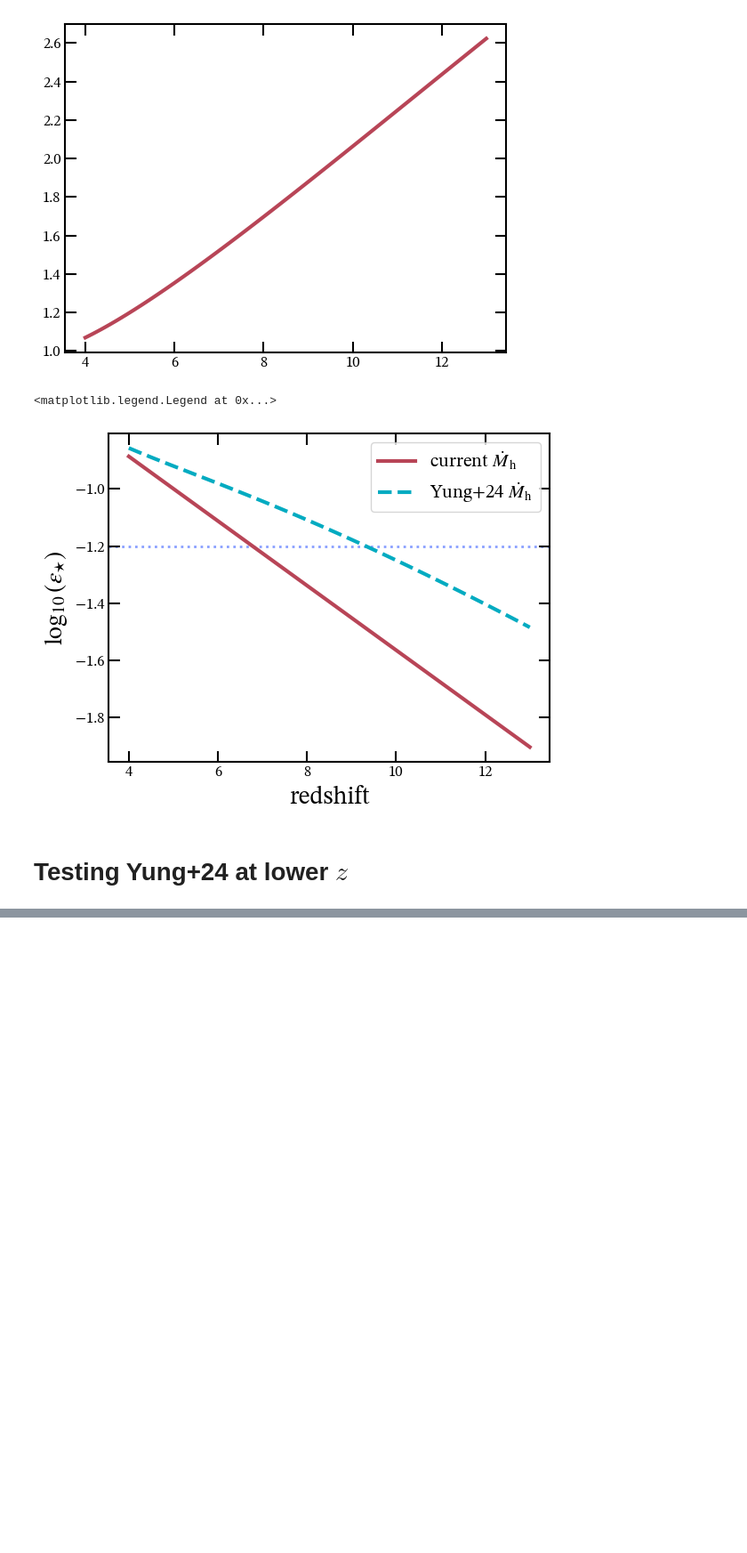
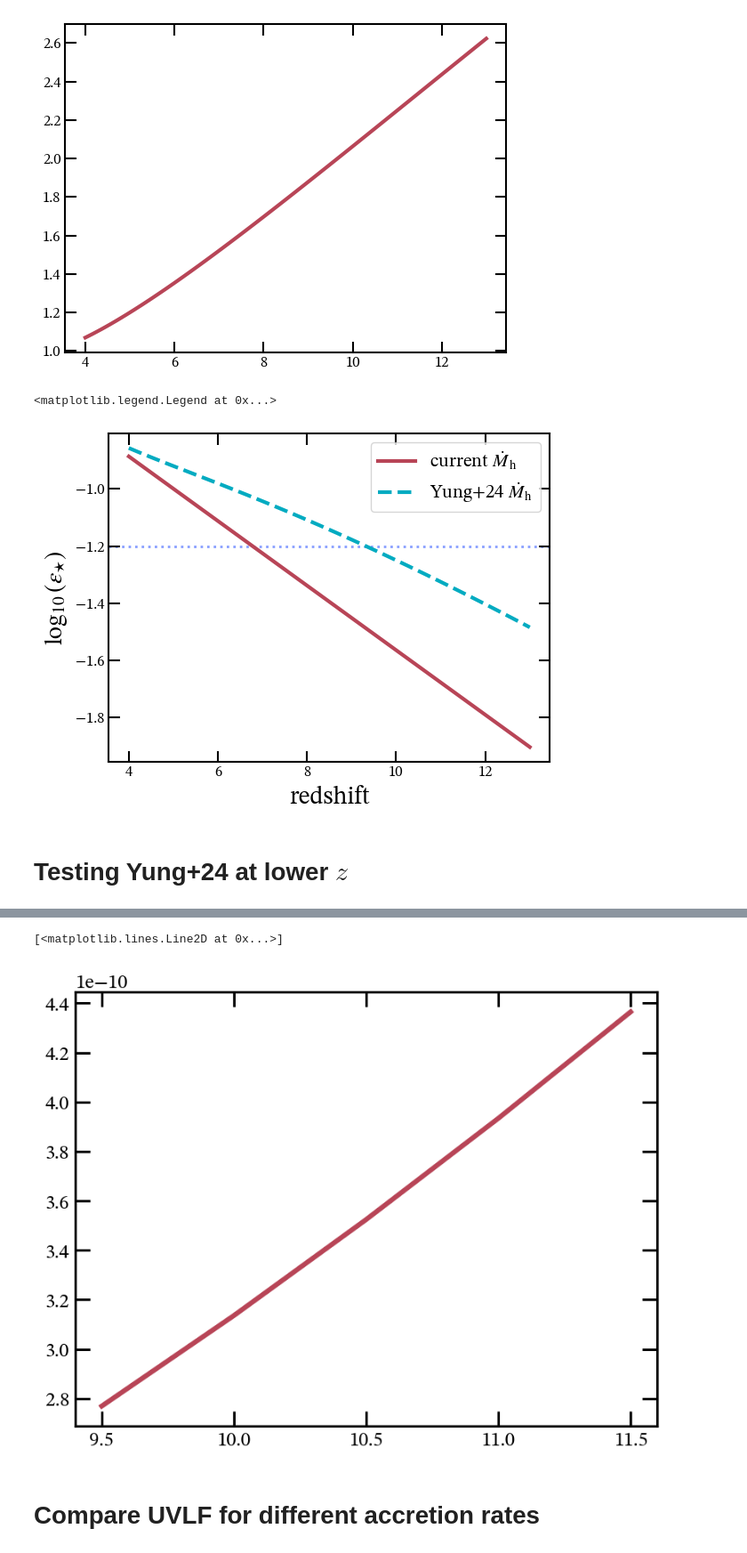
Before and after one commit to ebregou/modeling_stochasticity, a Jupyter notebook: notebooks/accretion_rate.ipynb, the cells around one changed output, grey strips where cells are left out. Shown at 89% size. Cells and saved outputs as stored; diff of their text form; code cells hidden in the pictures; blank space fills up the shorter version.

```diff
--- a/notebooks/accretion_rate.ipynb
+++ b/notebooks/accretion_rate.ipynb
@@ -194,0 +245,8 @@ fig.savefig('/Users/eb35267/Desktop/code/figures/RP16_Y24_comparison.png')
+# %%
+# plt.plot(Mhtab, zeus21.sfrd.dMh_dt(my_UVLF.Astro_Parameters, my_UVLF.CosmoParams, my_UVLF.HMFintclass, Mhtab, 7))
+plt.plot(Mhtab, RP16_accretion(my_UVLF.CosmoParams.h_fid, Mhtab, 7))
+# %% [output]
+[<matplotlib.lines.Line2D at 0x...>]
+[figure, added]
+# %% [markdown]
+# Compare UVLF for different accretion rates
```
Also changed, not shown: parts of 20 cells of this notebook, 20 other files.
